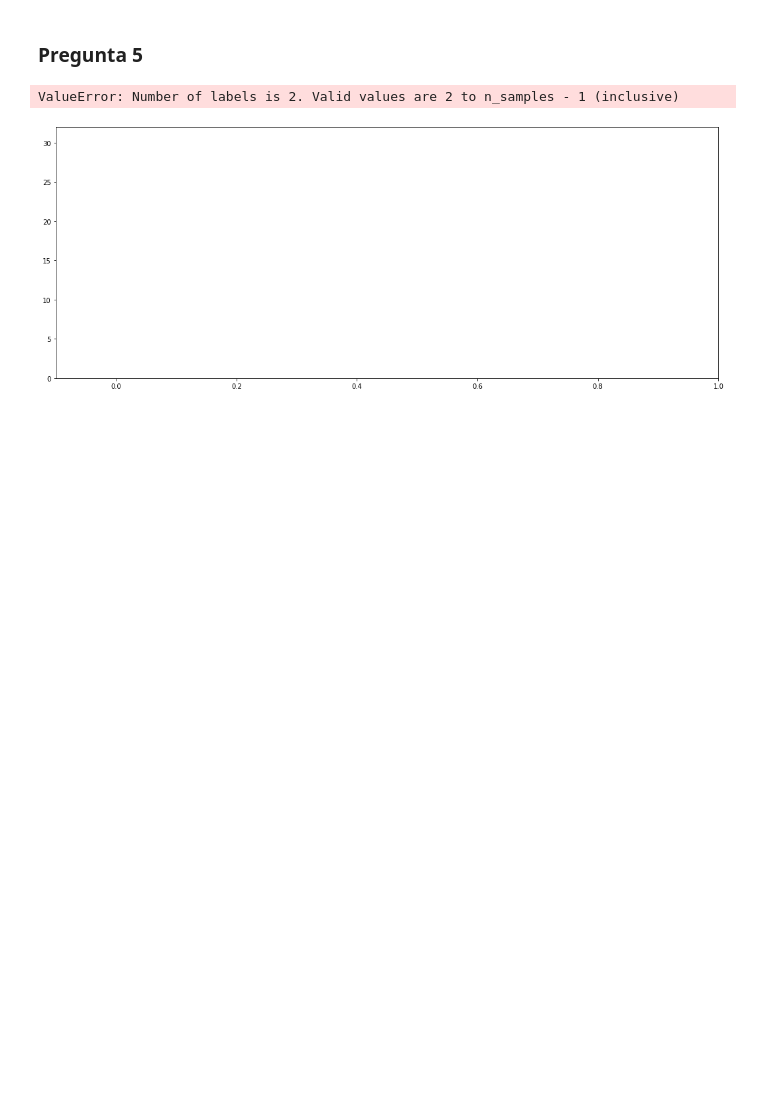
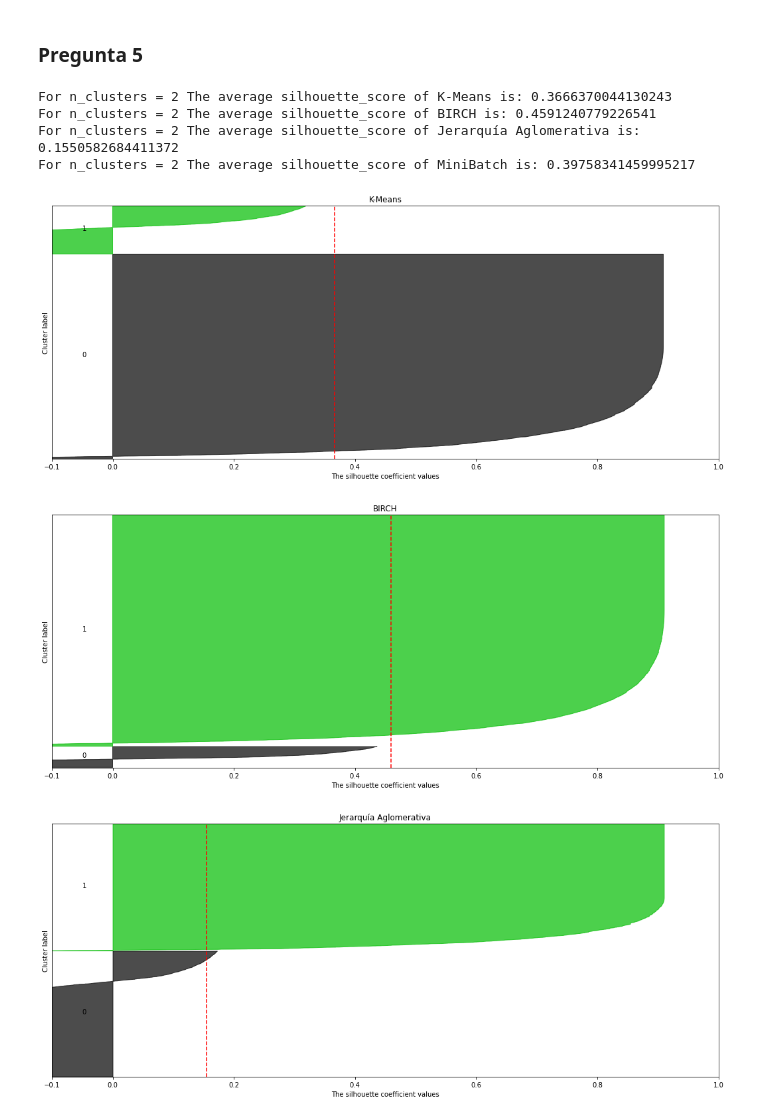
Before and after one commit to andreamalin/HDT2_Mineria, a Jupyter notebook: hdt2.ipynb, the cells around one changed output. Cells and saved outputs as stored; diff of their text form; code cells hidden in the pictures; blank space fills up the shorter version.

Commit message:
Clustering methods completed

```diff
--- a/hdt2.ipynb
+++ b/hdt2.ipynb
@@ -162,0 +162,18 @@ plt.show()
+# %%
+# Creación modelo y asignación de clusters = 2
+agglomerative_model  = AgglomerativeClustering(n_clusters=number_clusters)
+agglomerative_result = agglomerative_model.fit_predict(X_scale)
+
+# Plotting
+plt.scatter(X_scale[agglomerative_result == 0, 0], X_scale[agglomerative_result == 0, 1], s = 100, c = 'green', label = "Cluster 1")
+plt.scatter(X_scale[agglomerative_result == 1, 0], X_scale[agglomerative_result == 1, 1], s = 100, c = 'yellow', label = "Cluster 2")
+if number_clusters == 3: plt.scatter(X_scale[agglomerative_result == 2, 0], X_scale[agglomerative_result == 2, 1], s = 100, c = 'red', label = "Cluster 3")
+
+# Set de gráfico
+plt.title("Metodo de Jerarquía aglomerativa")
+plt.xlabel(graph_labels[0])
+plt.ylabel(graph_labels[1])
+plt.legend()
+plt.show()
+
+#Ref: https://scikit-learn.org/
@@ -162,0 +184,18 @@ plt.show()
+# %%
+# Creación modelo y asignación de clusters = 2
+minibatch_model = MiniBatchKMeans(n_clusters=number_clusters, batch_size=3072)
+minibatch_result   = minibatch_model.fit_predict(X_scale)
+
+# Plotting
+plt.scatter(X_scale[minibatch_result == 0, 0], X_scale[minibatch_result == 0, 1], s = 100, c = 'brown', label = "Cluster 1")
+plt.scatter(X_scale[minibatch_result == 1, 0], X_scale[minibatch_result == 1, 1], s = 100, c = 'orange', label = "Cluster 2")
+if number_clusters == 3: plt.scatter(X_scale[minibatch_result == 2, 0], X_scale[minibatch_result == 2, 1], s = 100, c = 'blue', label = "Cluster 3")
+
+# Set de gráfico
+plt.title("Algoritmo de MiniBatch")
+plt.xlabel(graph_labels[0])
+plt.ylabel(graph_labels[1])
+plt.legend()
+plt.show()
+
+#Ref: https://scikit-learn.org/
@@ -193,32 +234,39 @@ def make_silhouette(clusterer, n_clusters, label):
         size_cluster_i = ith_cluster_silhouette_values.shape[0]
         y_upper = y_lower + size_cluster_i
 
         color = cm.nipy_spectral(float(i) / n_clusters)
         ax.fill_betweenx(
             np.arange(y_lower, y_upper),
             0,
             ith_cluster_silhouette_values,
             facecolor=color,
             edgecolor=color,
             alpha=0.7,
         )
 
         ax.text(-0.05, y_lower + 0.5 * size_cluster_i, str(i))
 
         y_lower = y_upper + 10  # 10 for the 0 samples
 
     ax.set_title(label)
     ax.set_xlabel("The silhouette coefficient values")
     ax.set_ylabel("Cluster label")
 
     ax.axvline(x=silhouette_avg, color="red", linestyle="--")
 
     ax.set_yticks([])
     ax.set_xticks([-0.1, 0, 0.2, 0.4, 0.6, 0.8, 1])
 
 make_silhouette(kmeans_cluster, number_clusters, 'K-Means')
 make_silhouette(birch_model, number_clusters, 'BIRCH')
+make_silhouette(agglomerative_model, number_clusters, 'Jerarquía Aglomerativa')
+make_silhouette(minibatch_model, number_clusters, 'MiniBatch')
 plt.show()
 # %% [output]
-ValueError: Number of labels is 2. Valid values are 2 to n_samples - 1 (inclusive)
+For n_clusters = 2 The average silhouette_score of K-Means is: 0.3666370044130243
+For n_clusters = 2 The average silhouette_score of BIRCH is: 0.4591240779226541
+For n_clusters = 2 The average silhouette_score of Jerarquía Aglomerativa is: 0.1550582684411372
+For n_clusters = 2 The average silhouette_score of MiniBatch is: 0.39758341459995217
-[figure, old version]
+[figure, new version]
+[figure, added]
+[figure, added]
```
Also changed, not shown: parts of 11 cells of this notebook.
